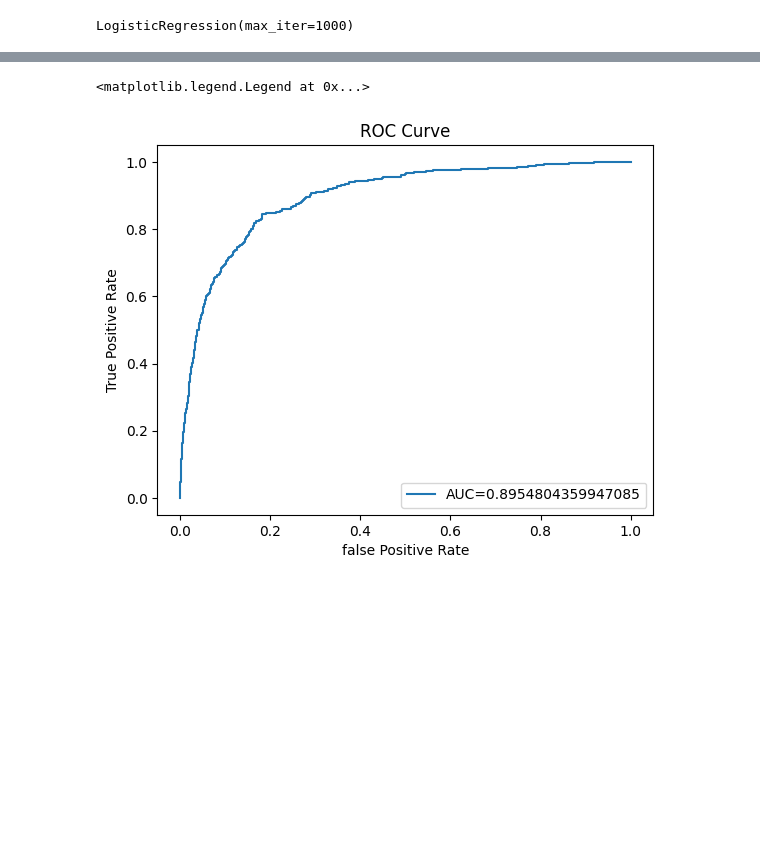
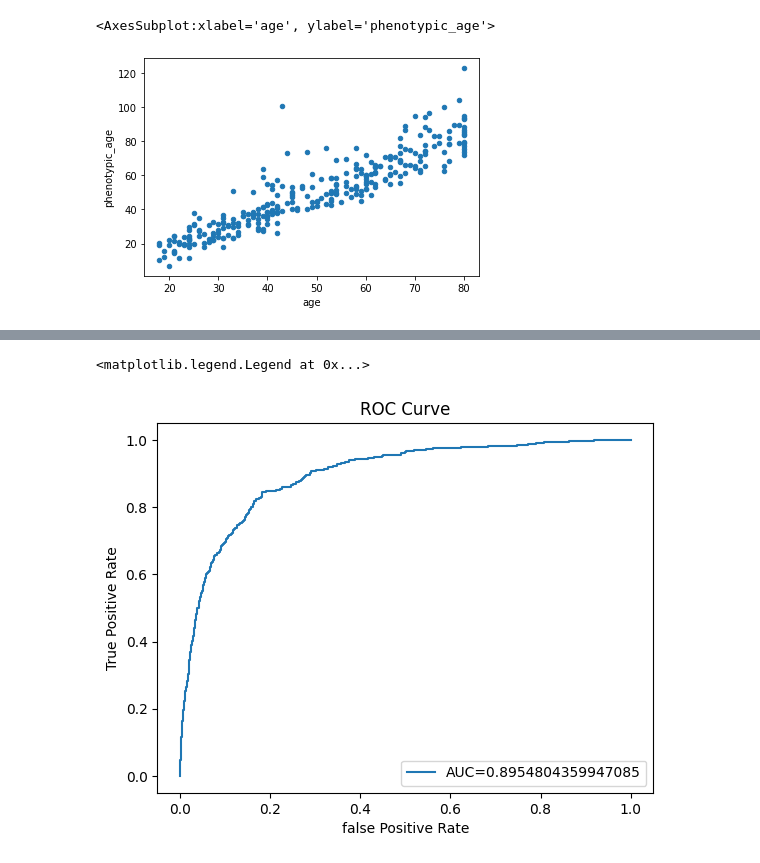
Before and after one commit to Biomarkers-of-Aging-Consortium/boa-learn, a Jupyter notebook: notebooks/nhanes_cohort.ipynb, the cells around one changed output, grey strips where cells are left out. Saved outputs shown, nothing was run; the diff lists cells and outputs as text; code cells hidden in the pictures; blank space fills up the shorter version.

Commit message:
update NHANES example to replicate PhenoAge

```diff
--- a/notebooks/nhanes_cohort.ipynb
+++ b/notebooks/nhanes_cohort.ipynb
@@ -52,9 +45,0 @@ df.to_csv(str(year)+'.csv')
-# %%
-df=pd.read_csv('2012.csv',index_col=0)
-X_train=df[['age','sex','glucose']+cbc_sub]
-y_train=df['is_dead']
-# %%
-logreg= LogisticRegression(max_iter=1000)
-logreg.fit(X_train,y_train)
-# %% [output]
-LogisticRegression(max_iter=1000)
@@ -67,0 +46,27 @@ y_pred_proba= logreg.predict_proba(X_test) [::,1]
+# %%
+#https://www.ncbi.nlm.nih.gov/pmc/articles/PMC5940111/
+pheno_coefs={
+    'age':0.0804,
+    'glucose':0.1953,
+    'LBDSALSI':-0.034,
+    'LBDSCRSI':0.0095,
+    'LBXCRP':0.0954,
+    'LBXLYPCT':-0.012,
+    'LBXMCVSI':0.0268,
+    'LBXRDW':0.3356,
+    'LBXSAPSI':0.00188,
+    'LBXWBCSI':0.0554,
+}
+# %%
+#https://www.ncbi.nlm.nih.gov/pmc/articles/PMC5940111/
+constant = -19.9067
+gamma = 0.0077
+df['LBXCRP']=np.log(df.LBXCRP)
+df['pheno']=df.apply(lambda x:sum([x[c]*pheno_coefs[c] for c in pheno_coefs.keys()]) ,axis=1)
+df['mortality_score'] = 1-np.exp((-np.exp(constant+df['pheno'])*((np.exp(120*gamma)-1)/gamma)))
+df['phenotypic_age'] = 141.50225 + np.log(-0.00553 * np.log(1-df['mortality_score']))/0.090165
+# %%
+df.plot.scatter('age','phenotypic_age')
+# %% [output]
+<AxesSubplot:xlabel='age', ylabel='phenotypic_age'>
+[figure, added]
```
Also changed, not shown: parts of 12 cells of this notebook, 2 other files.
